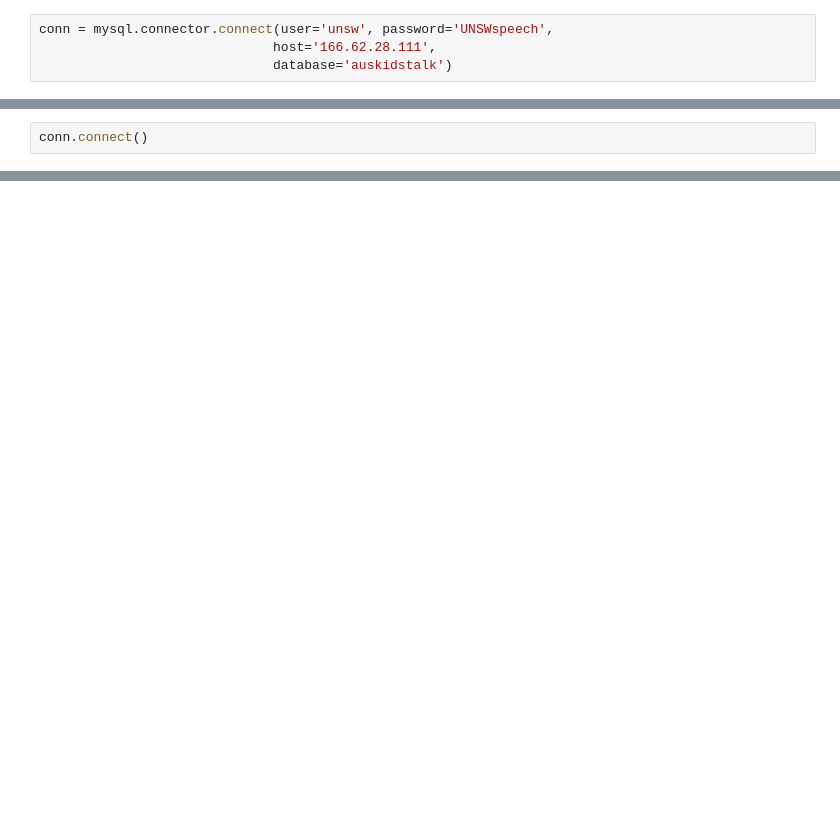
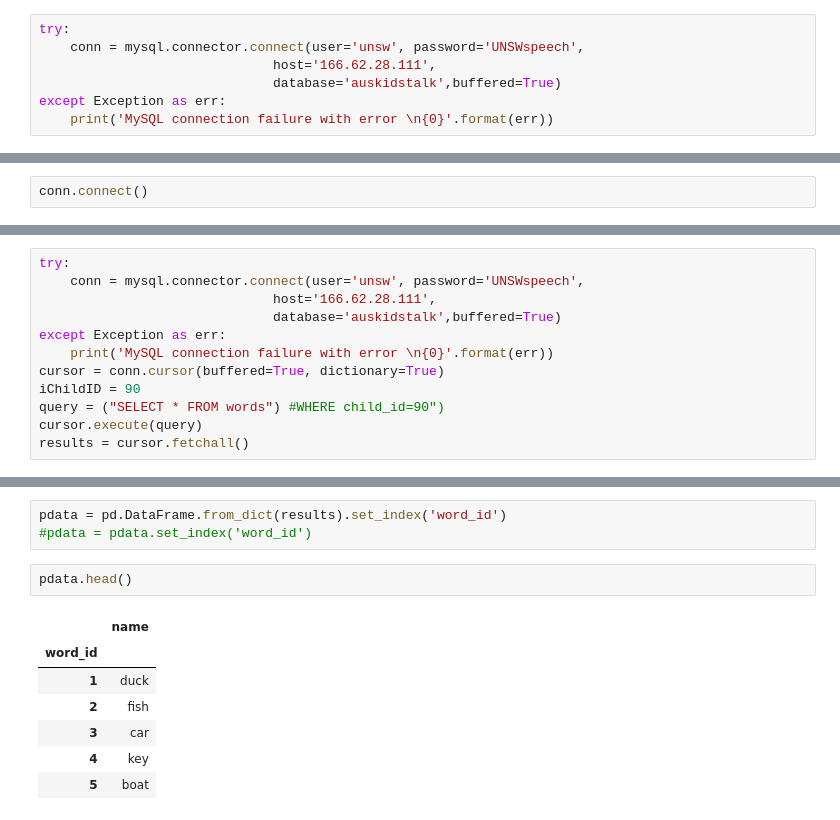
Before and after one commit to mostafashahin/AusKidTalk, a Jupyter notebook: Test_Aligner.ipynb, the cells around one changed output, grey strips where cells are left out. Cells and saved outputs as stored; diff of their text form; blank space fills up the shorter version.

Commit message:
Fix word ID

```diff
--- a/Test_Aligner.ipynb
+++ b/Test_Aligner.ipynb
@@ -623,6 +558,9 @@ server_name = '166.62.28.111'
 # %%
 database_name = 'auskidstalk'
 # %%
-conn = mysql.connector.connect(user='unsw', password='UNSWspeech',
+try:
+    conn = mysql.connector.connect(user='unsw', password='UNSWspeech',
                               host='166.62.28.111',
-                              database='auskidstalk')
+                              database='auskidstalk',buffered=True)
+except Exception as err:
+    print('MySQL connection failure with error \n{0}'.format(err))
@@ -653,0 +669,12 @@ for task1_start_time in cursor:
+# %%
+try:
+    conn = mysql.connector.connect(user='unsw', password='UNSWspeech',
+                              host='166.62.28.111',
+                              database='auskidstalk',buffered=True)
+except Exception as err:
+    print('MySQL connection failure with error \n{0}'.format(err))
+cursor = conn.cursor(buffered=True, dictionary=True)
+iChildID = 90
+query = ("SELECT * FROM words") #WHERE child_id=90")
+cursor.execute(query)
+results = cursor.fetchall()
@@ -653,0 +701,13 @@ for task1_start_time in cursor:
+# %%
+pdata = pd.DataFrame.from_dict(results).set_index('word_id')
+#pdata = pdata.set_index('word_id')
+# %%
+pdata.head()
+# %% [output]
+|  | name |
+| word_id |  |
+| 1 | duck |
+| 2 | fish |
+| 3 | car |
+| 4 | key |
+| 5 | boat |
```
Also changed, not shown: parts of 67 cells of this notebook, 2 other files.
